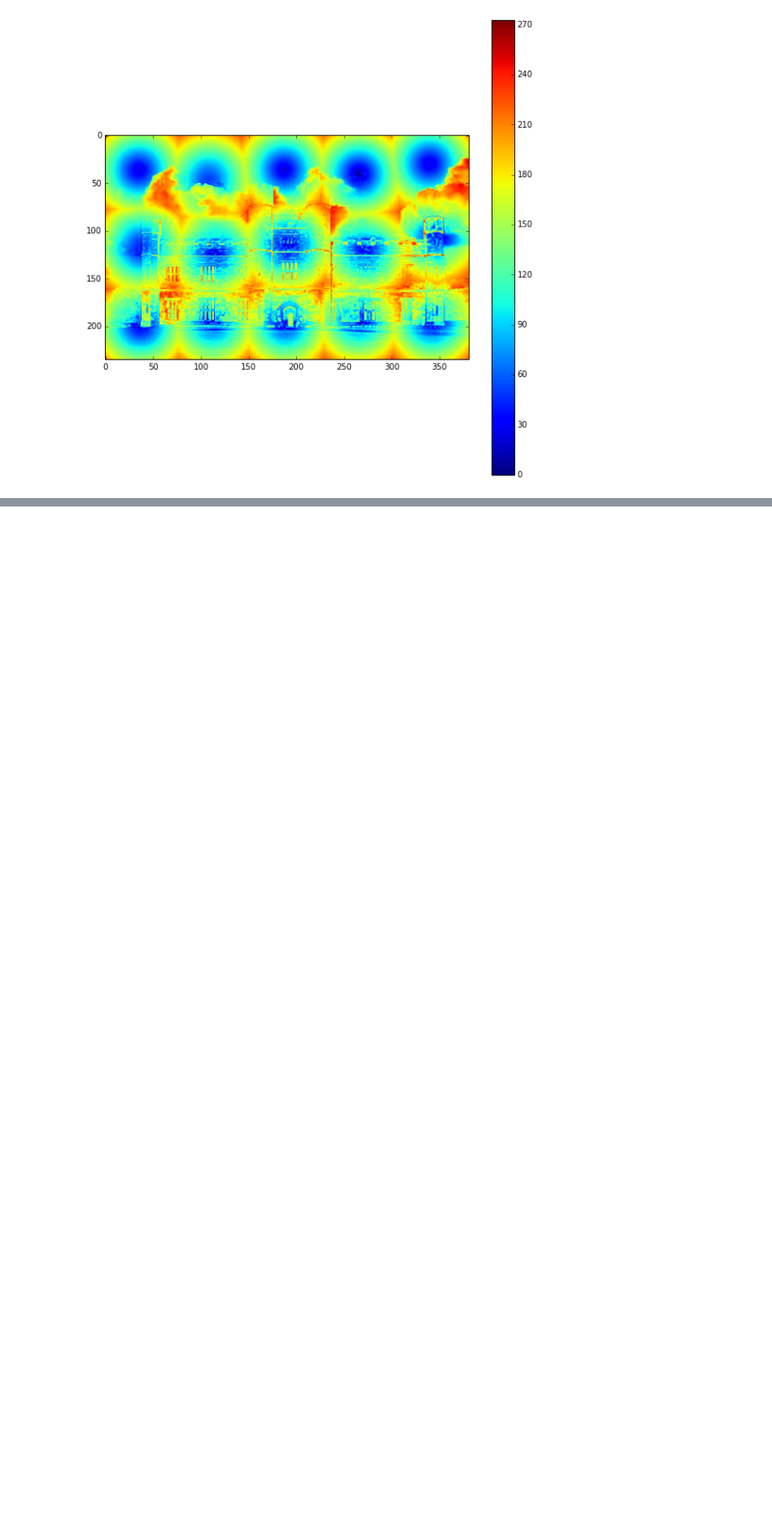
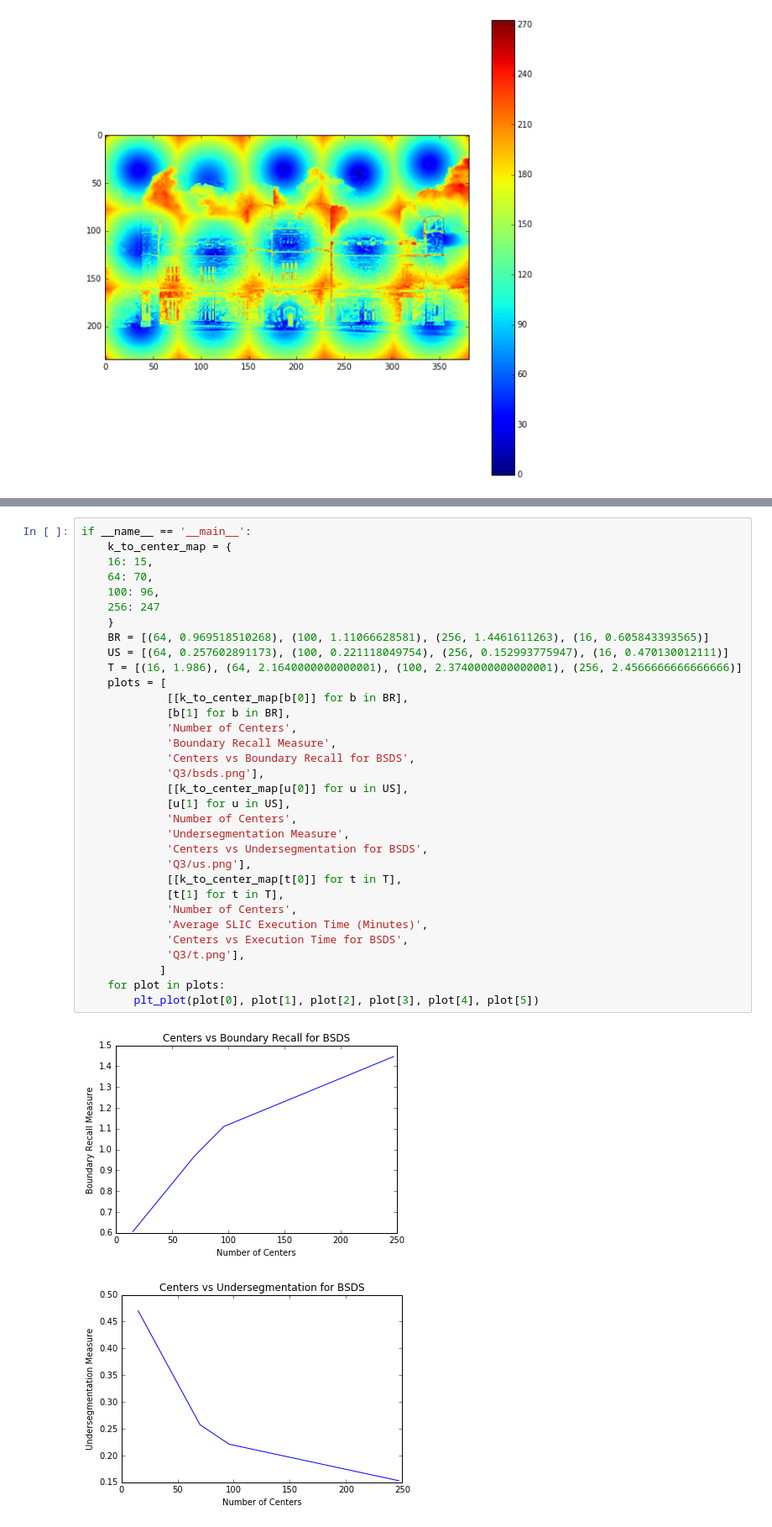
Before and after one commit to chongyeegan/computer-vision-hw-2, a Jupyter notebook: Q3.ipynb, the cells around one changed output, grey strips where cells are left out. Shown at 84% size. Drawn from its saved outputs; the diff is of its cells as text; blank space fills up the shorter version.

```diff
--- a/Q3.ipynb
+++ b/Q3.ipynb
@@ -226,0 +270,36 @@ if __name__ == '__main__':
+# %%
+if __name__ == '__main__':
+    k_to_center_map = {
+    16: 15,
+    64: 70,
+    100: 96,
+    256: 247
+    }
+    BR = [(64, 0.969518510268), (100, 1.11066628581), (256, 1.4461611263), (16, 0.605843393565)]
+    US = [(64, 0.257602891173), (100, 0.221118049754), (256, 0.152993775947), (16, 0.470130012111)]
+    T = [(16, 1.986), (64, 2.1640000000000001), (100, 2.3740000000000001), (256, 2.4566666666666666)]
+    plots = [
+             [[k_to_center_map[b[0]] for b in BR],
+             [b[1] for b in BR],
+             'Number of Centers',
+             'Boundary Recall Measure',
+             'Centers vs Boundary Recall for BSDS',
+             'Q3/bsds.png'],
+             [[k_to_center_map[u[0]] for u in US],
+             [u[1] for u in US],
+             'Number of Centers',
+             'Undersegmentation Measure',
+             'Centers vs Undersegmentation for BSDS',
+             'Q3/us.png'],
+             [[k_to_center_map[t[0]] for t in T],
+             [t[1] for t in T],
+             'Number of Centers',
+             'Average SLIC Execution Time (Minutes)',
+             'Centers vs Execution Time for BSDS',
+             'Q3/t.png'],
+            ]
+    for plot in plots:
+        plt_plot(plot[0], plot[1], plot[2], plot[3], plot[4], plot[5])
+# %% [output]
+[figure, added]
+[figure, added]
```
Also changed, not shown: parts of 12 cells of this notebook, 5 other files.
